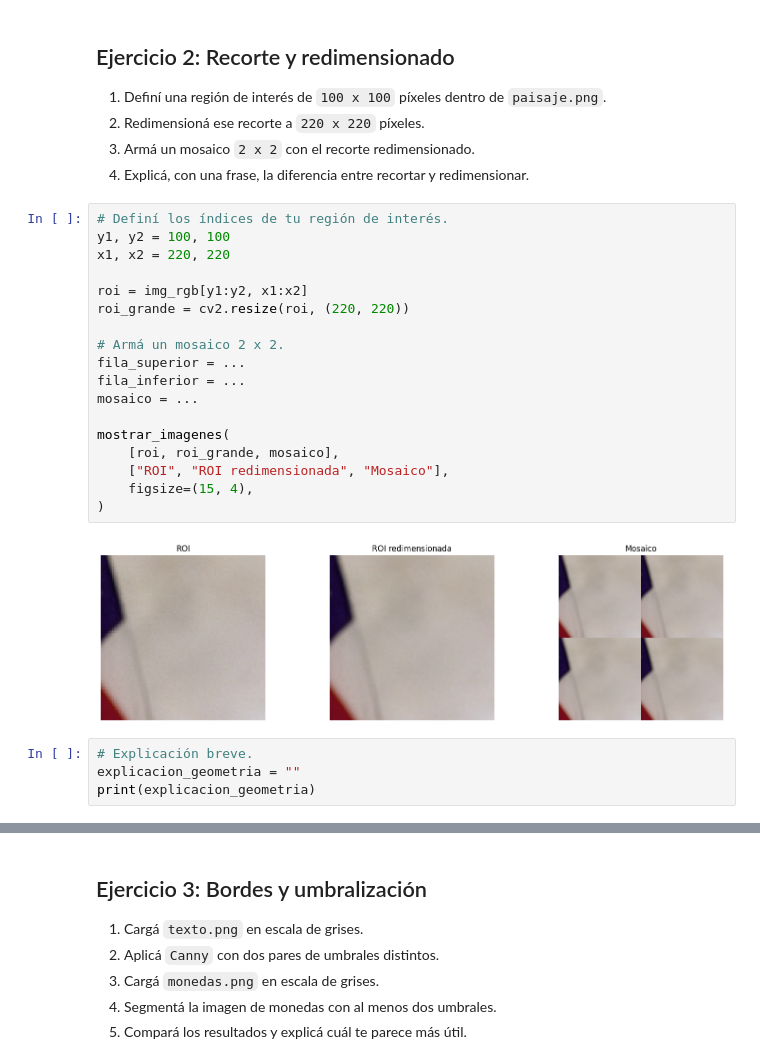
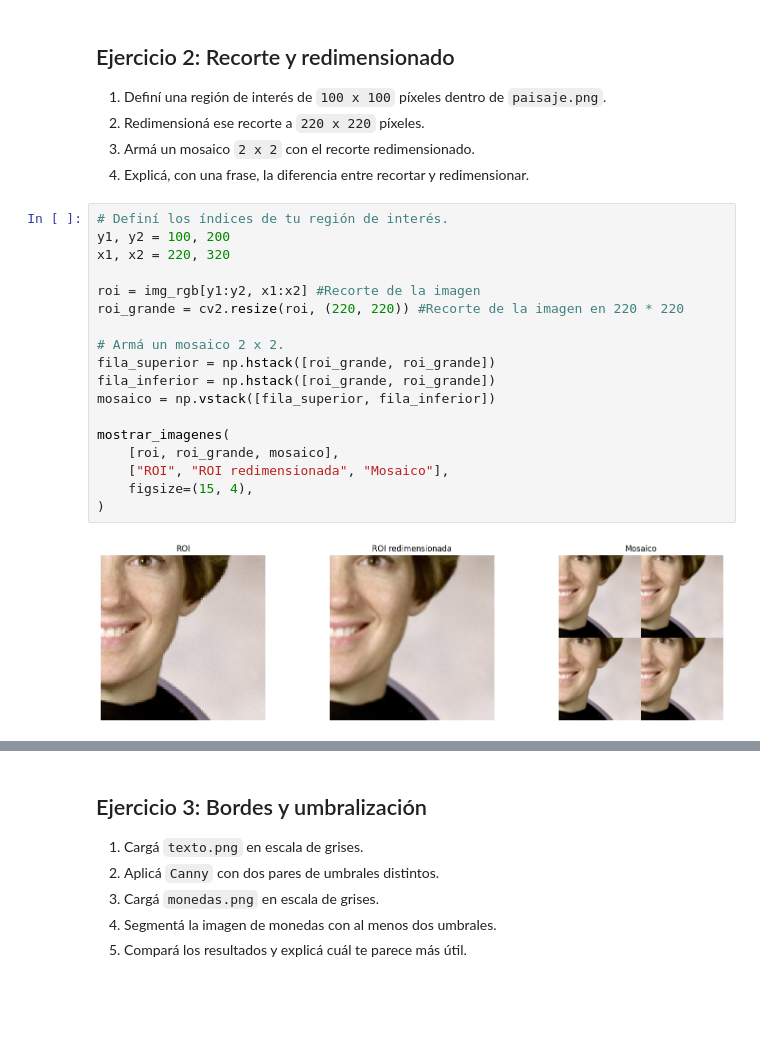
Before and after one commit to CharitoLucero/lucero-sara-pdi-1c-2026, a Jupyter notebook: 004/003 - LAB/005 - practica guiada de procesamiento de imagenes.ipynb, the cells around one changed output, grey strips where cells are left out. Drawn from its saved outputs; the diff is of its cells as text; blank space fills up the shorter version.

```diff
--- a/004/002 - PRAC/005 - practica guiada de procesamiento de imagenes.ipynb
+++ b/004/003 - LAB/005 - practica guiada de procesamiento de imagenes.ipynb
@@ -112,25 +112,21 @@ CANAL AZUL: canal más intenso y oscuro, se puede observar una mayo definiciòn
 4. Explicá, con una frase, la diferencia entre recortar y redimensionar.
 # %%
 # Definí los índices de tu región de interés.
-y1, y2 = 100, 100
-x1, x2 = 220, 220
+y1, y2 = 100, 200
+x1, x2 = 220, 320
 
-roi = img_rgb[y1:y2, x1:x2]
-roi_grande = cv2.resize(roi, (220, 220))
+roi = img_rgb[y1:y2, x1:x2] #Recorte de la imagen
+roi_grande = cv2.resize(roi, (220, 220)) #Recorte de la imagen en 220 * 220
 
 # Armá un mosaico 2 x 2.
-fila_superior = ...
-fila_inferior = ...
-mosaico = ...
+fila_superior = np.hstack([roi_grande, roi_grande])
+fila_inferior = np.hstack([roi_grande, roi_grande])
+mosaico = np.vstack([fila_superior, fila_inferior])
 
 mostrar_imagenes(
     [roi, roi_grande, mosaico],
     ["ROI", "ROI redimensionada", "Mosaico"],
     figsize=(15, 4),
 )
 # %% [output]
-[figure, old version]
+[figure, new version]
-# %%
-# Explicación breve.
-explicacion_geometria = ""
-print(explicacion_geometria)
```
Also changed, not shown: parts of 5 cells of this notebook, 8 other files.
